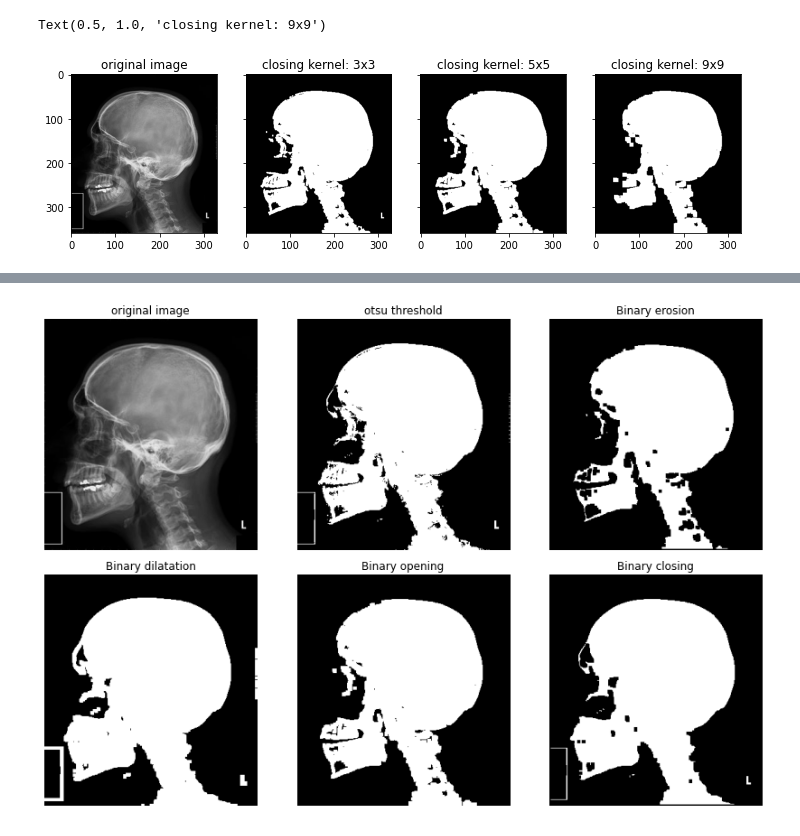
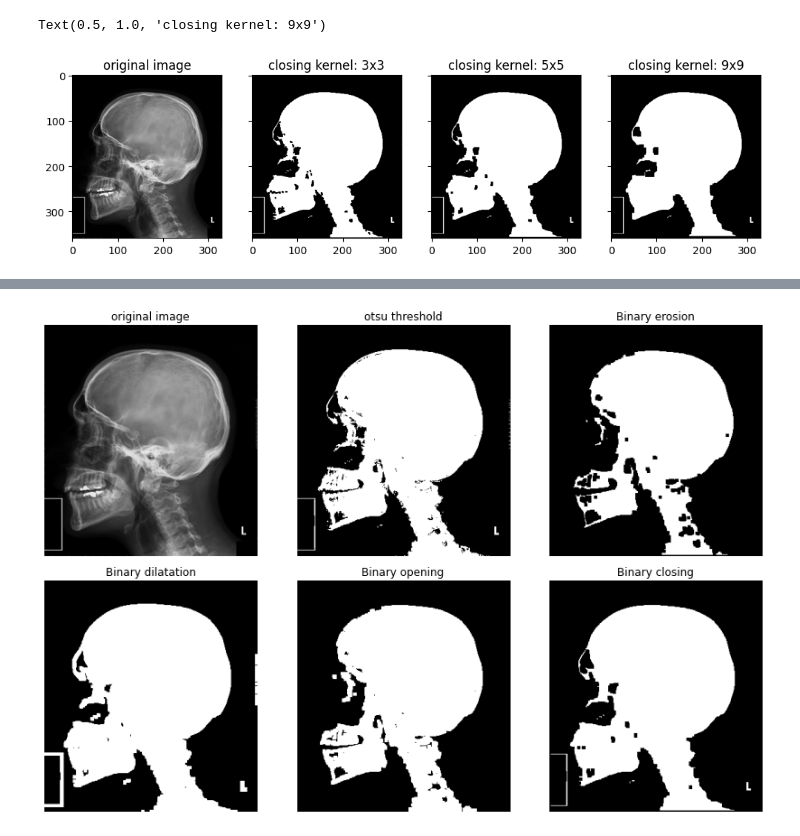
Before and after one commit to SalvatoreRa/tutorial, a Jupyter notebook: machine learning/Morphology.ipynb, the cells around one changed output, grey strips where cells are left out. Saved outputs shown, nothing was run; the diff lists cells and outputs as text; code cells hidden in the pictures.

```diff
--- a/machine learning/Morphology.ipynb
+++ b/machine learning/Morphology.ipynb
@@ -119,28 +119,28 @@ Text(0.5, 1.0, 'erosion kernel: 9x9')
 # %%
 #closing
 
 fig, axes = plt.subplots(ncols=4, nrows = 1, sharex=True, sharey=True,
                          figsize=(12, 5))
 
 image = im
 thresh = threshold_otsu(image)
 binary = image > thresh
 
-closed = ndimage.binary_opening(binary, structure=np.ones((3,3)))
-closed1 = ndimage.binary_opening(binary, structure=np.ones((5,5)))
-closed2 = ndimage.binary_opening(binary, structure=np.ones((9,9)))
+closed = ndimage.binary_closing(binary, structure=np.ones((3,3)))
+closed1 = ndimage.binary_closing(binary, structure=np.ones((5,5)))
+closed2 = ndimage.binary_closing(binary, structure=np.ones((9,9)))
 
 axes[0].imshow(image, cmap=plt.cm.gray)
 axes[0].set_title('original image')
 axes[1].imshow(closed, cmap=plt.cm.gray)
 axes[1].set_title('closing kernel: 3x3')
 axes[2].imshow(closed1, cmap=plt.cm.gray)
 axes[2].set_title('closing kernel: 5x5')
 axes[3].imshow(closed2, cmap=plt.cm.gray)
 axes[3].set_title('closing kernel: 9x9')
 # %% [output]
 Text(0.5, 1.0, 'closing kernel: 9x9')
-[figure, old version]
+[figure, new version]
 # %%
 #opening
 
```
Also changed, not shown: parts of 4 cells of this notebook.
